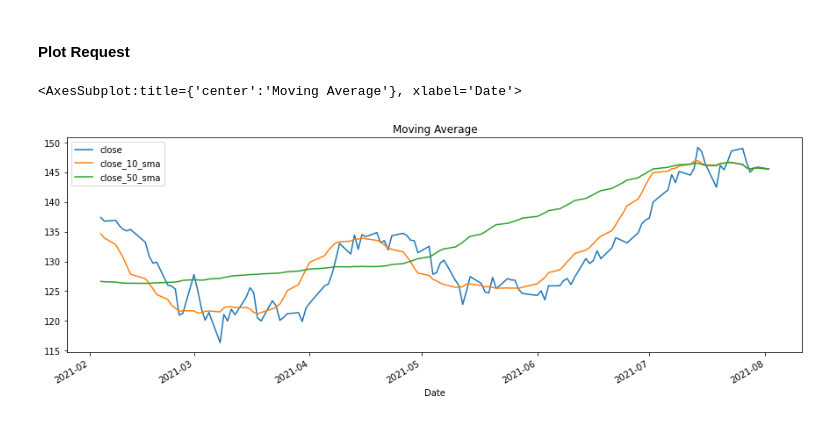
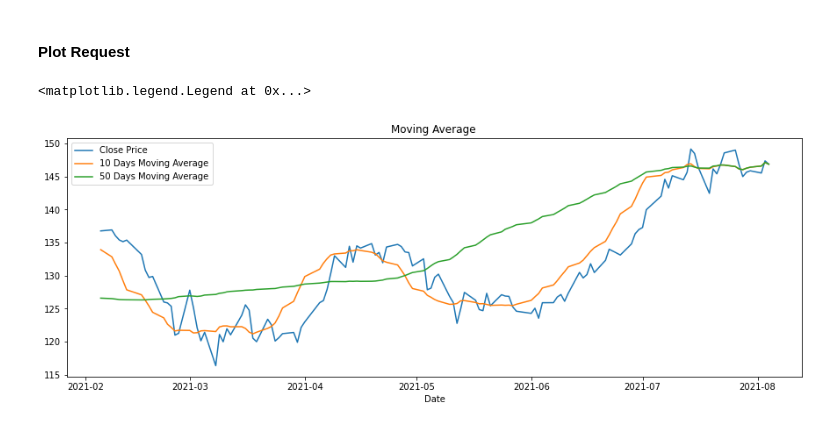
Before and after one commit to tradingeconomics/notebooks, a Jupyter notebook: Markets/TE_markets_moving_average.ipynb, the cells around one changed output. Drawn from its saved outputs; the diff is of its cells as text; code cells hidden in the pictures.

Commit message:
adding and improving notebook examples
adding markets bollinger band
adding markets directional moving index
improving markets moving average

```diff
--- a/Markets/TE_markets_moving_average.ipynb
+++ b/Markets/TE_markets_moving_average.ipynb
@@ -41,8 +42,16 @@ stock_df
 124 rows × 5 columns
 # %% [markdown]
 #### Plot Request
-# %%
-stock_df[["close", "close_10_sma", "close_50_sma"]].plot(title="Moving Average", figsize=(15,5), xlabel="Date")
-# %% [output]
-<AxesSubplot:title={'center':'Moving Average'}, xlabel='Date'>
-[figure, removed]
+# %%
+fig, ax = plt.subplots(figsize=(15,5))  # Create a figure and an axes.
+ax.plot(stock_df['close'], label='Close Price')  # Plot some data on the axes.
+ax.plot(stock_df['close_10_sma'], label='10 Days Moving Average')  # Plot some data on the axes.
+ax.plot(stock_df['close_50_sma'], label='50 Days Moving Average')  # Plot some data on the axes.
+
+ax.set_xlabel('Date')  # Add an x-label to the axes.
+ax.set_ylabel('')  # Add a y-label to the axes.
+ax.set_title("Moving Average ")  # Add a title to the axes.
+ax.legend()  # Add a legend.
+# %% [output]
+<matplotlib.legend.Legend at 0x...>
+[figure, added]
```
Also changed, not shown: parts of 1 cell of this notebook, 2 other files.
